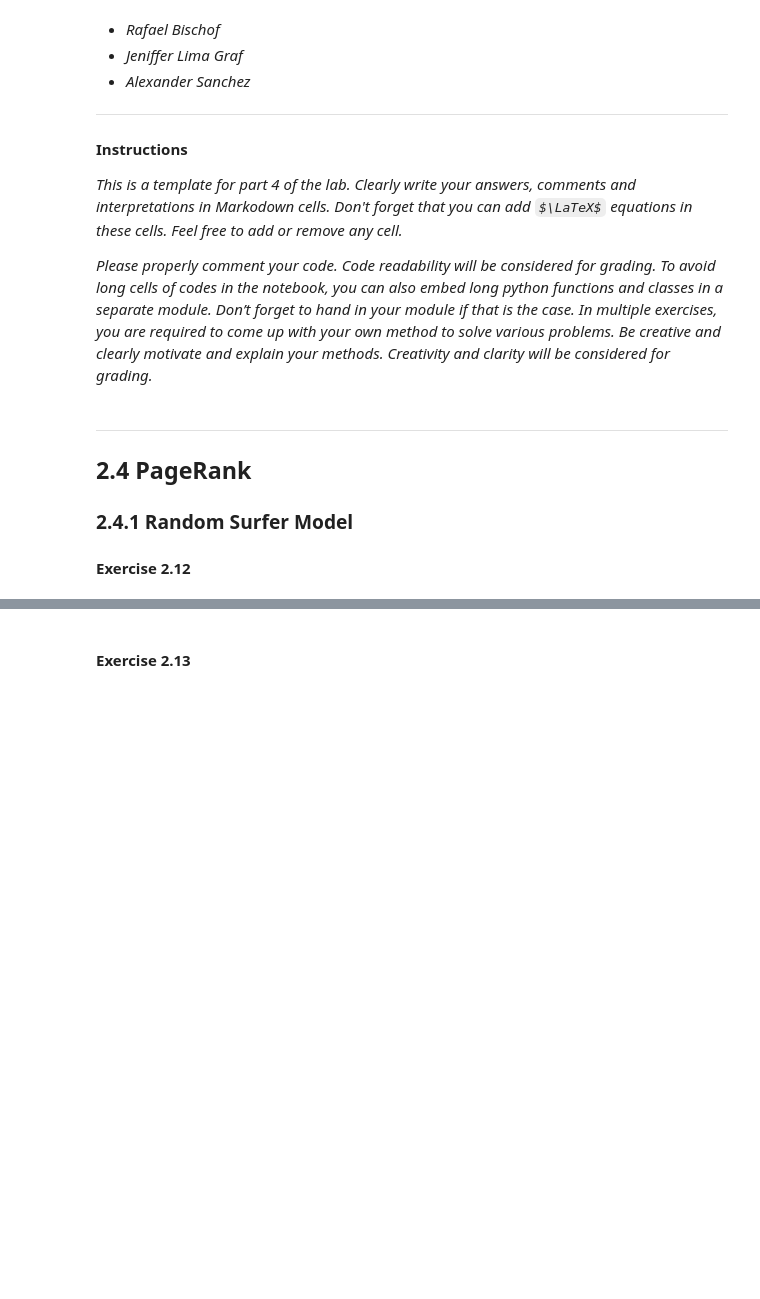
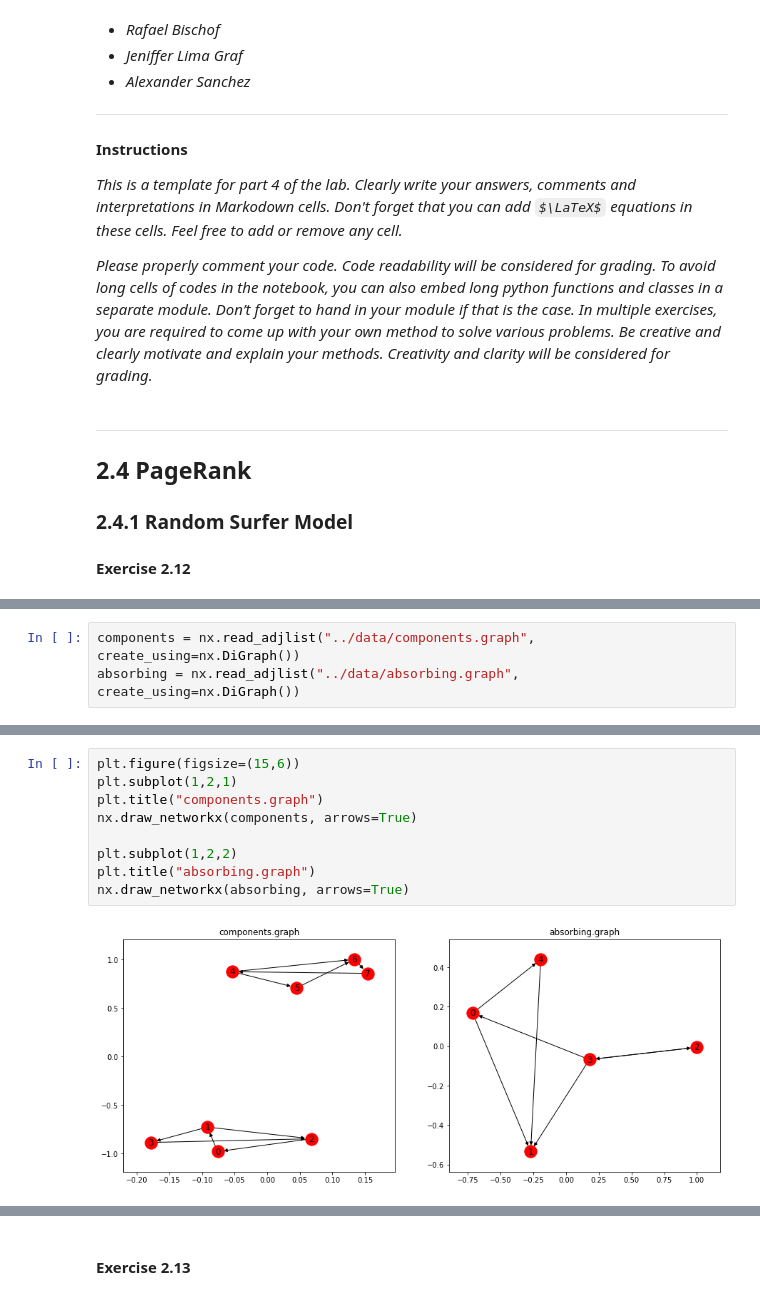
Before and after one commit to rbischof/ianalytics, a Jupyter notebook: ix-lab2/notebooks/ix-lab2-notebook-part4.ipynb, the cells around one changed output, grey strips where cells are left out. Cells and saved outputs as stored; diff of their text form; some formulas as TeX source; blank space fills up the shorter version.

```diff
--- a/ix-lab2/notebooks/ix-lab2-notebook-part4.ipynb
+++ b/ix-lab2/notebooks/ix-lab2-notebook-part4.ipynb
@@ -31,0 +34,3 @@
+# %%
+components = nx.read_adjlist("../data/components.graph", create_using=nx.DiGraph())
+absorbing = nx.read_adjlist("../data/absorbing.graph", create_using=nx.DiGraph())
@@ -31,0 +74,11 @@
+# %%
+plt.figure(figsize=(15,6))
+plt.subplot(1,2,1)
+plt.title("components.graph")
+nx.draw_networkx(components, arrows=True)
+
+plt.subplot(1,2,2)
+plt.title("absorbing.graph")
+nx.draw_networkx(absorbing, arrows=True)
+# %% [output]
+[figure, added]
```
Also changed, not shown: parts of 7 cells of this notebook.
